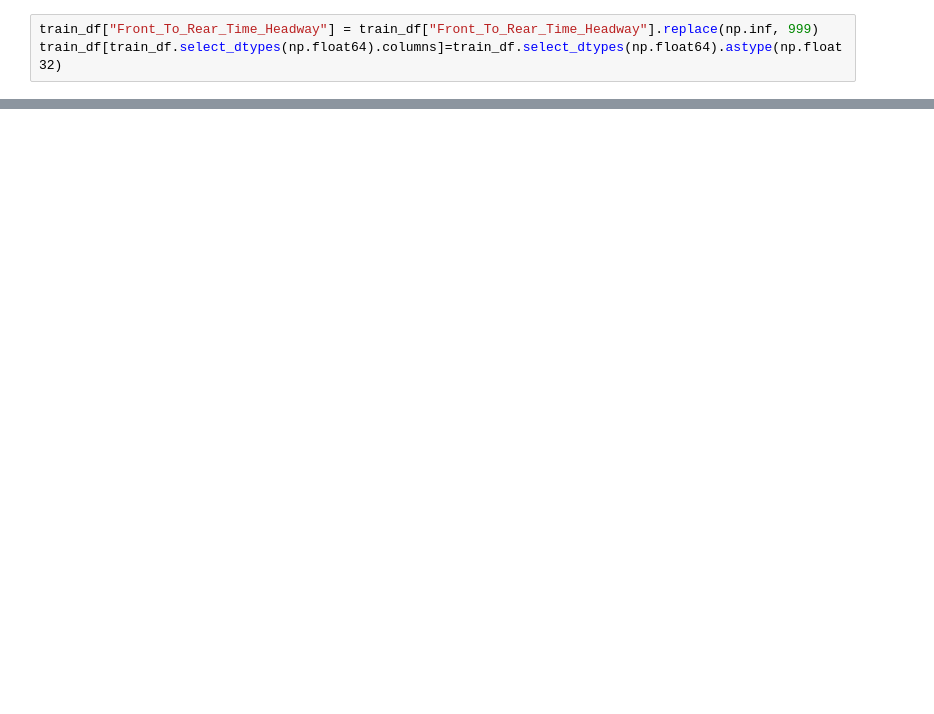
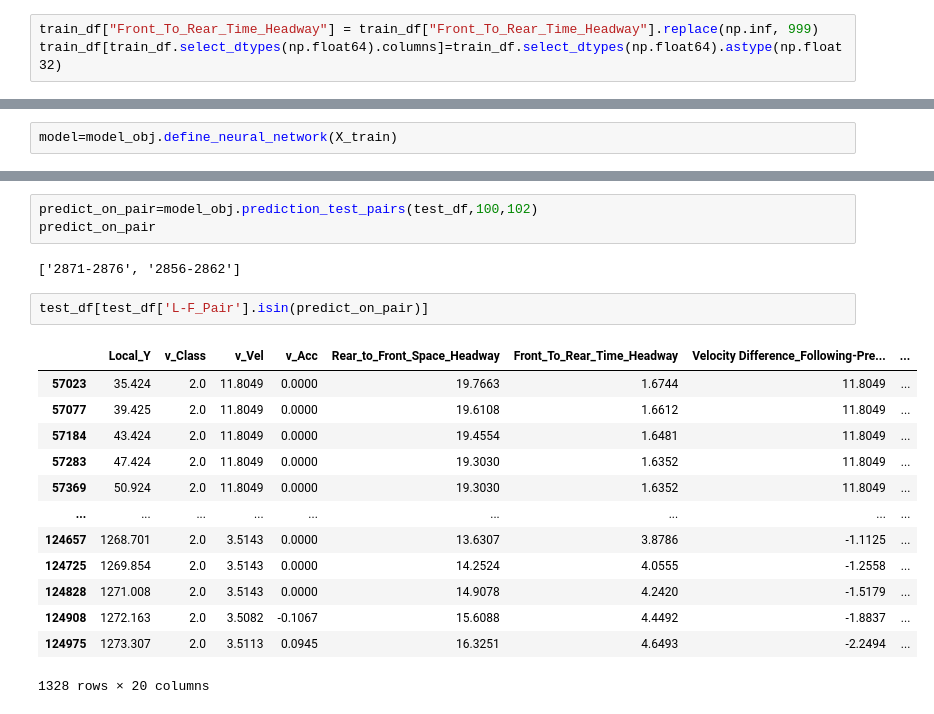
Before and after one commit to VineetDhamija/DataDrivenCarFollowing, a Jupyter notebook: datadrivencarfollowing-v1/scripts/CNN Model Application.ipynb, the cells around one changed output, grey strips where cells are left out. Saved outputs shown, nothing was run; the diff lists cells and outputs as text; blank space fills up the shorter version.

```diff
--- a/datadrivencarfollowing-v1/scripts/CNN Model Application.ipynb
+++ b/datadrivencarfollowing-v1/scripts/CNN Model Application.ipynb
@@ -163,0 +302,2 @@ AttributeError: 'ModelClass' object has no attribute 'fit_neural_network'
+# %%
+model=model_obj.define_neural_network(X_train)
@@ -164 +327,22 @@ AttributeError: 'ModelClass' object has no attribute 'fit_neural_network'
+# %%
+predict_on_pair=model_obj.prediction_test_pairs(test_df,100,102)
+predict_on_pair
+# %% [output]
+['2871-2876', '2856-2862']
+# %%
+test_df[test_df['L-F_Pair'].isin(predict_on_pair)]
+# %% [output]
+|  | Local_Y | v_Class | v_Vel | v_Acc | Rear_to_Front_Space_Headway | Front_To_Rear_Time_Headway | Velocity Difference_Following-Pre... | ... |
+| 57023 | 35.424 | 2.0 | 11.8049 | 0.0000 | 19.7663 | 1.6744 | 11.8049 | ... |
+| 57077 | 39.425 | 2.0 | 11.8049 | 0.0000 | 19.6108 | 1.6612 | 11.8049 | ... |
+| 57184 | 43.424 | 2.0 | 11.8049 | 0.0000 | 19.4554 | 1.6481 | 11.8049 | ... |
+| 57283 | 47.424 | 2.0 | 11.8049 | 0.0000 | 19.3030 | 1.6352 | 11.8049 | ... |
+| 57369 | 50.924 | 2.0 | 11.8049 | 0.0000 | 19.3030 | 1.6352 | 11.8049 | ... |
+| ... | ... | ... | ... | ... | ... | ... | ... | ... |
+| 124657 | 1268.701 | 2.0 | 3.5143 | 0.0000 | 13.6307 | 3.8786 | -1.1125 | ... |
+| 124725 | 1269.854 | 2.0 | 3.5143 | 0.0000 | 14.2524 | 4.0555 | -1.2558 | ... |
+| 124828 | 1271.008 | 2.0 | 3.5143 | 0.0000 | 14.9078 | 4.2420 | -1.5179 | ... |
+| 124908 | 1272.163 | 2.0 | 3.5082 | -0.1067 | 15.6088 | 4.4492 | -1.8837 | ... |
+| 124975 | 1273.307 | 2.0 | 3.5113 | 0.0945 | 16.3251 | 4.6493 | -2.2494 | ... |
+1328 rows × 20 columns
 # %%
```
Also changed, not shown: parts of 29 cells of this notebook, 1 other file.
